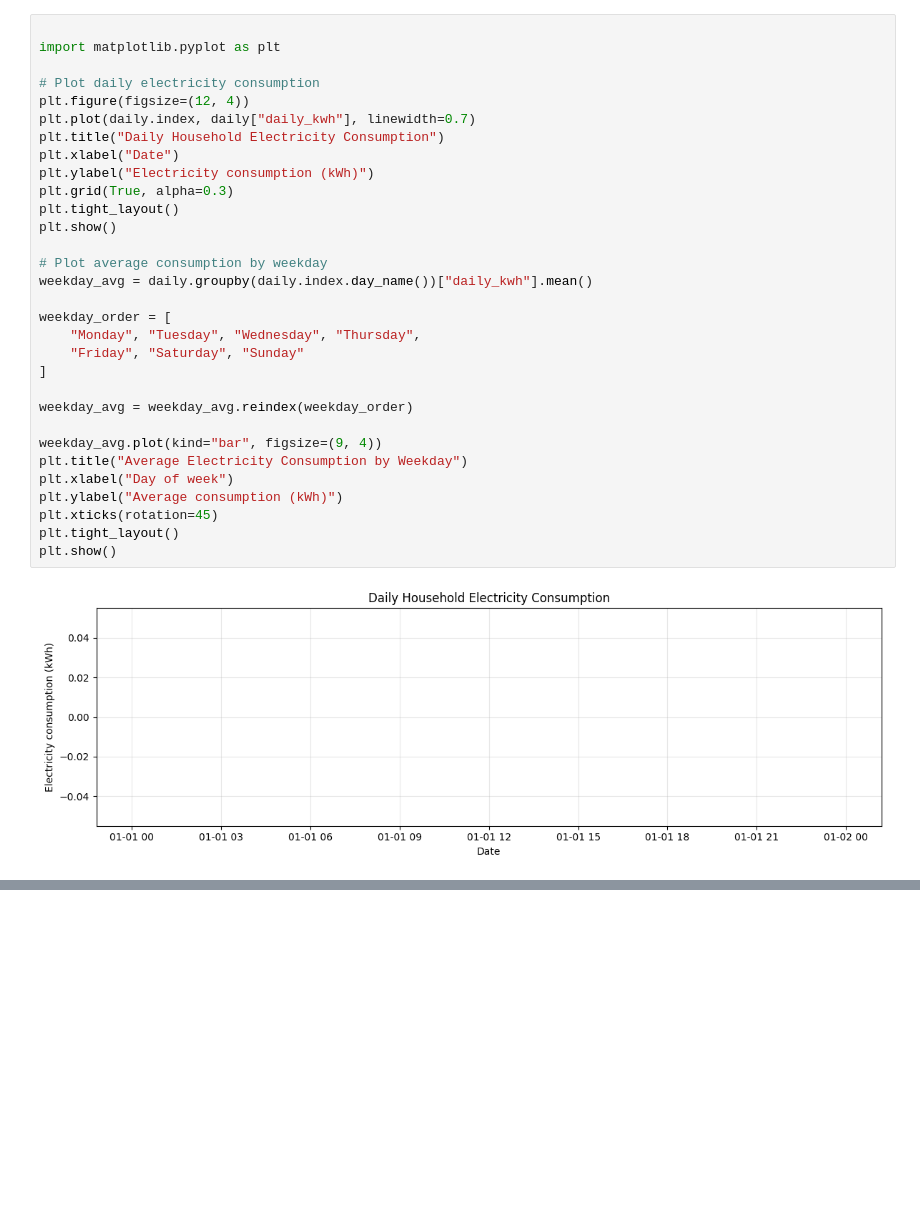
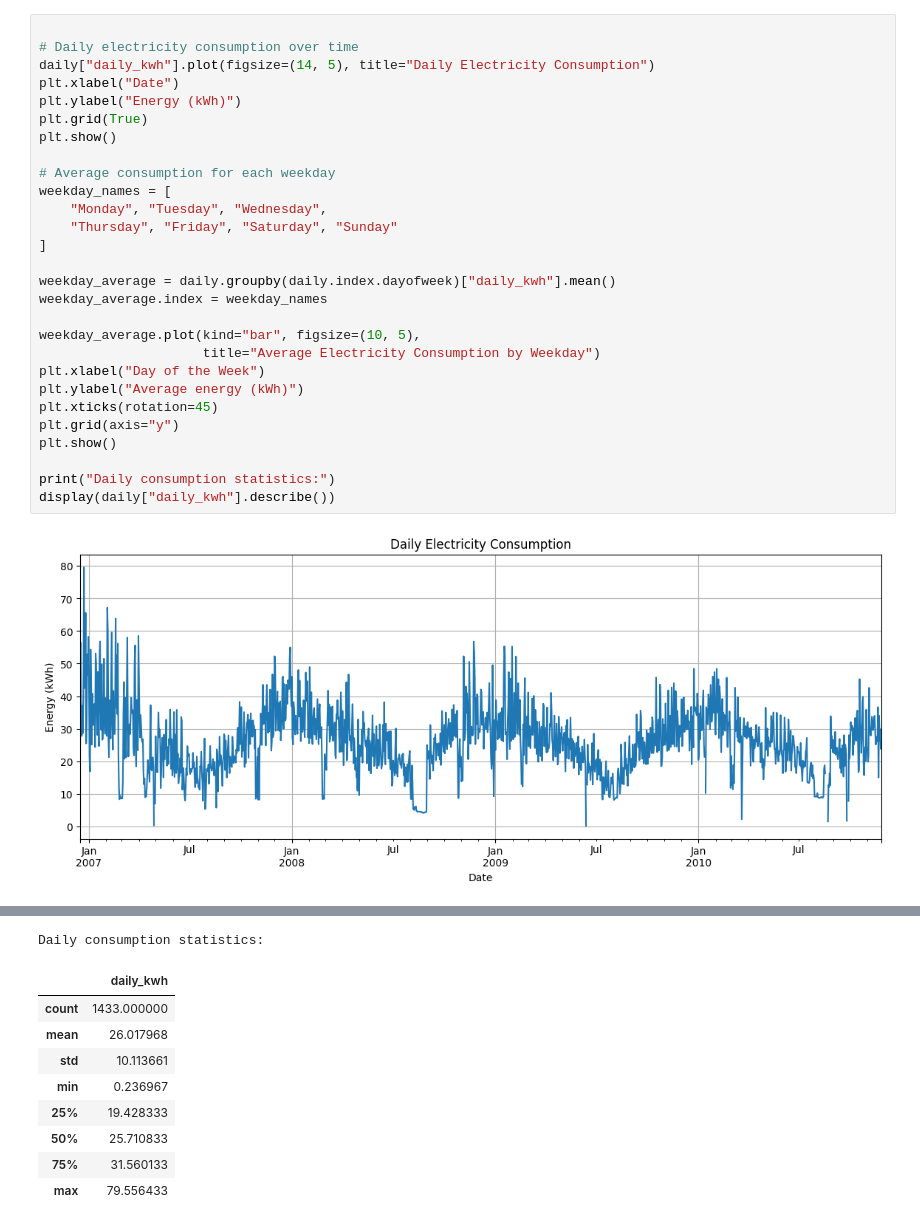
Before and after one commit to 2112rishu/electricity-bill-predictor, a Jupyter notebook: Electricity_Bill_Predictor.ipynb, the cells around one changed output, grey strips where cells are left out. Saved outputs shown, nothing was run; the diff lists cells and outputs as text; blank space fills up the shorter version.

```diff
--- a/Electricity_Bill_Predictor.ipynb
+++ b/Electricity_Bill_Predictor.ipynb
@@ -128,33 +134,30 @@ print("\nDuplicate rows:", df.duplicated().sum())
 # %%
 
-import matplotlib.pyplot as plt
-
-# Plot daily electricity consumption
-plt.figure(figsize=(12, 4))
-plt.plot(daily.index, daily["daily_kwh"], linewidth=0.7)
-plt.title("Daily Household Electricity Consumption")
+# Daily electricity consumption over time
+daily["daily_kwh"].plot(figsize=(14, 5), title="Daily Electricity Consumption")
 plt.xlabel("Date")
-plt.ylabel("Electricity consumption (kWh)")
-plt.grid(True, alpha=0.3)
-plt.tight_layout()
+plt.ylabel("Energy (kWh)")
+plt.grid(True)
 plt.show()
 
-# Plot average consumption by weekday
-weekday_avg = daily.groupby(daily.index.day_name())["daily_kwh"].mean()
-
-weekday_order = [
-    "Monday", "Tuesday", "Wednesday", "Thursday",
-    "Friday", "Saturday", "Sunday"
+# Average consumption for each weekday
+weekday_names = [
+    "Monday", "Tuesday", "Wednesday",
+    "Thursday", "Friday", "Saturday", "Sunday"
 ]
 
-weekday_avg = weekday_avg.reindex(weekday_order)
+weekday_average = daily.groupby(daily.index.dayofweek)["daily_kwh"].mean()
+weekday_average.index = weekday_names
 
-weekday_avg.plot(kind="bar", figsize=(9, 4))
-plt.title("Average Electricity Consumption by Weekday")
-plt.xlabel("Day of week")
-plt.ylabel("Average consumption (kWh)")
+weekday_average.plot(kind="bar", figsize=(10, 5),
+                     title="Average Electricity Consumption by Weekday")
+plt.xlabel("Day of the Week")
+plt.ylabel("Average energy (kWh)")
 plt.xticks(rotation=45)
-plt.tight_layout()
+plt.grid(axis="y")
 plt.show()
+
+print("Daily consumption statistics:")
+display(daily["daily_kwh"].describe())
 # %% [output]
-[figure, old version]
+[figure, new version]
@@ -161,0 +165,10 @@ plt.show()
+Daily consumption statistics:
+|  | daily_kwh |
+| count | 1433.000000 |
+| mean | 26.017968 |
+| std | 10.113661 |
+| min | 0.236967 |
+| 25% | 19.428333 |
+| 50% | 25.710833 |
+| 75% | 31.560133 |
+| max | 79.556433 |
```
Also changed, not shown: parts of 18 cells of this notebook.
